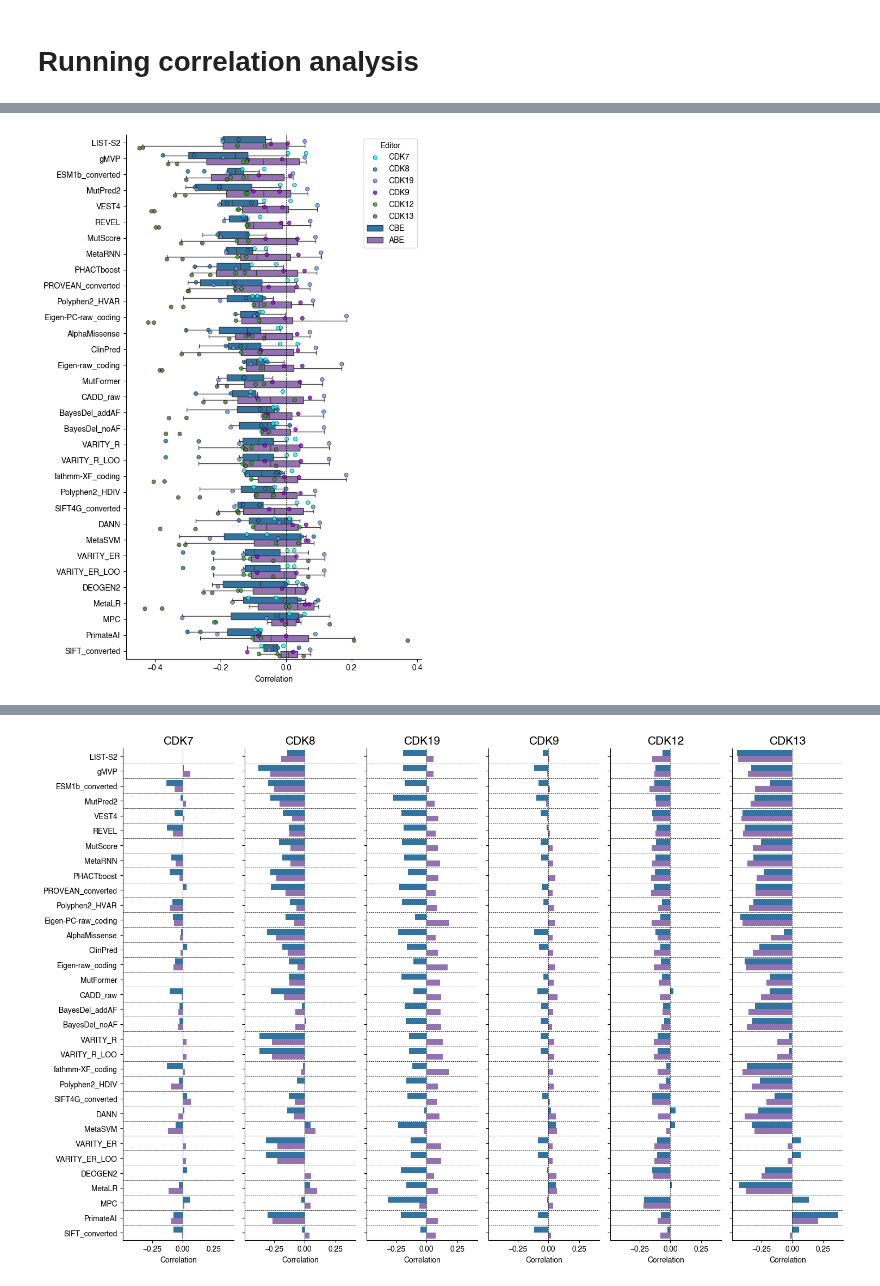
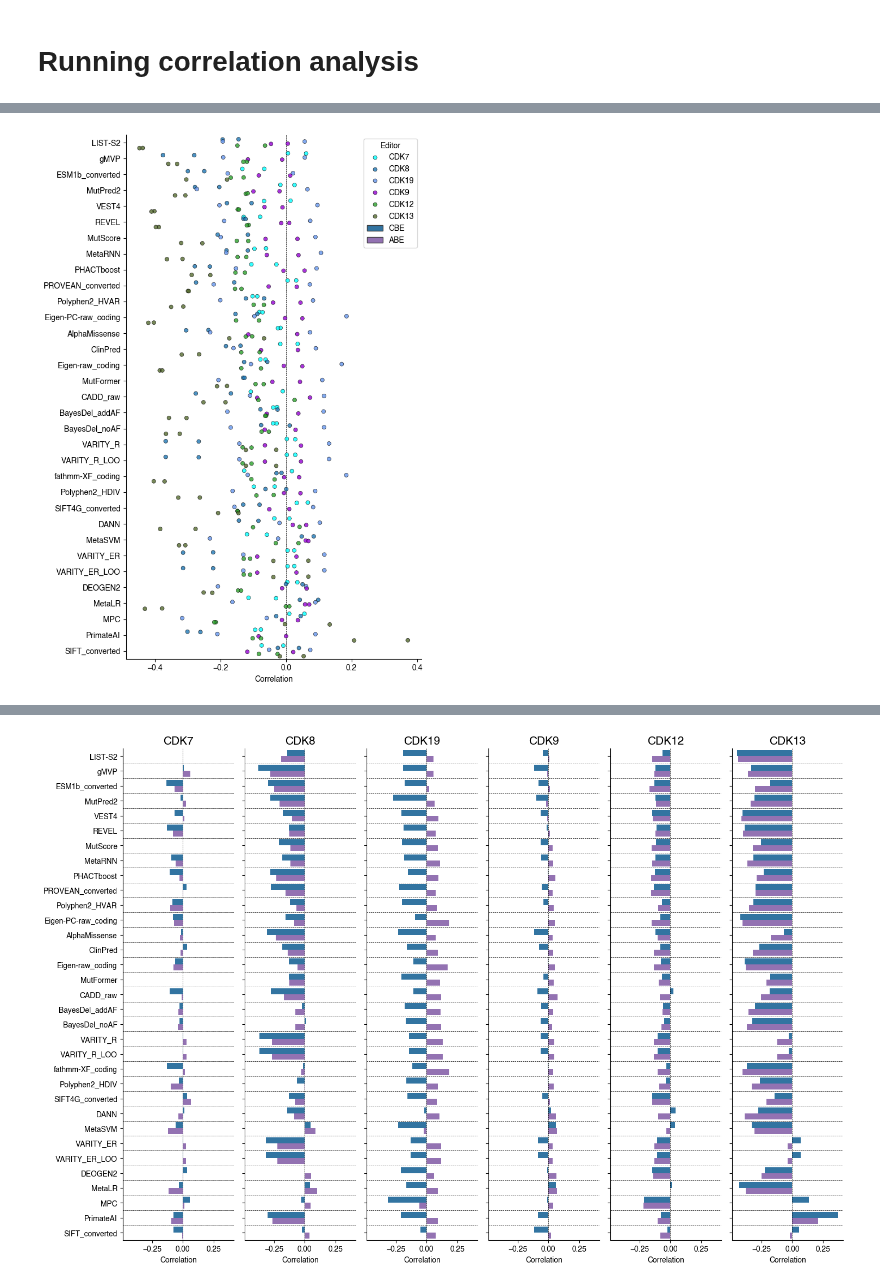
Before and after one commit to samgould2/CDK-BE-mutagenesis, a Jupyter notebook: notebooks/09_analysis_and_viz/T0_plasmid_analysis.ipynb, the cells around one changed output, grey strips where cells are left out. Cells and saved outputs as stored; diff of their text form; code cells hidden in the pictures.

```diff
--- a/notebooks/09_analysis_and_viz/T0_plasmid_analysis.ipynb
+++ b/notebooks/09_analysis_and_viz/T0_plasmid_analysis.ipynb
@@ -618,32 +759,39 @@ color_dict = {'CDK7':'cyan',
 
 
 fig, ax = plt.subplots(figsize=(7,10))
 
 palette = color_dict.values()
 hue_order = color_dict.keys()
 
 sns.stripplot(
     data=aa,
     y='VEP',
     x='Correlation',
     order=vep_order,          # descending order by median
     hue='Gene',               # or 'Editor'
     dodge=True,
     jitter=True,
     size=5,
     alpha=0.8,
     edgecolor='black',
     linewidth=0.5,
     hue_order = hue_order,
     palette=palette
 )
 
-sns.boxplot(data=aa,y='VEP', x='Correlation',hue='Editor', order=vep_order, showfliers=False, palette=['tab:blue', 'tab:purple'])
+sns.boxplot(data=aa,y='VEP', x='Correlation',hue='Editor', order=vep_order, palette=['tab:blue', 'tab:purple'],
+            meanline=True,
+            meanprops={'color': 'k', 'ls': '-', 'lw': 2},
+            medianprops={'visible': False},
+            whiskerprops={'visible': False},
+            showfliers=False,
+            showbox=False,
+            showcaps=False,ax=ax)
 
 ax.set_yticklabels([i[:-10] for i in vep_order])
 ax.axvline(0, linestyle='dashed', color='black', linewidth=0.5)
 ax.spines[['top', 'right']].set_visible(False)
 ax.set_ylabel('')
 fig.tight_layout()
 # %% [output]
-[figure, old version]
+[figure, new version]
```
Also changed, not shown: parts of 38 cells of this notebook, 4 other files.
